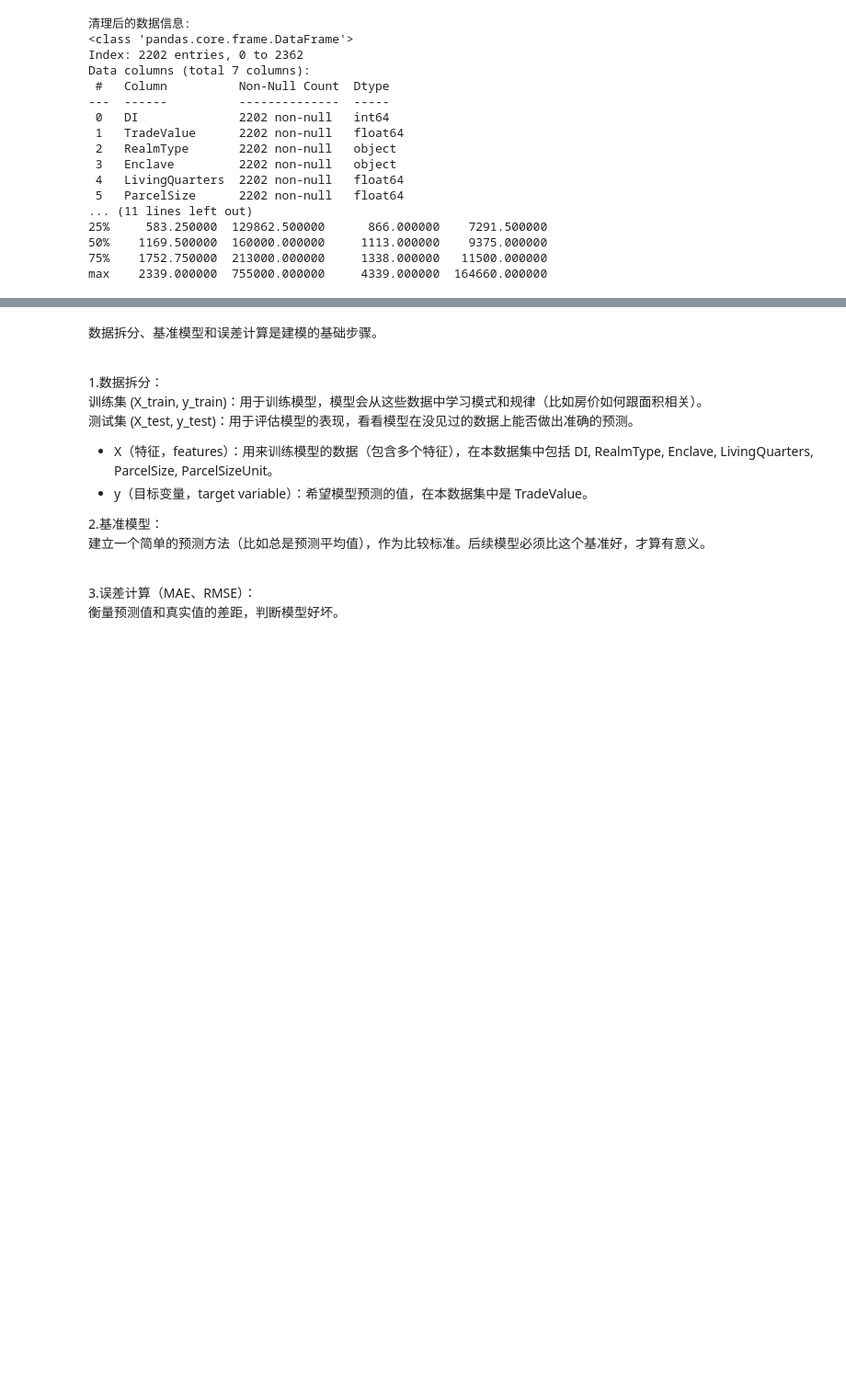
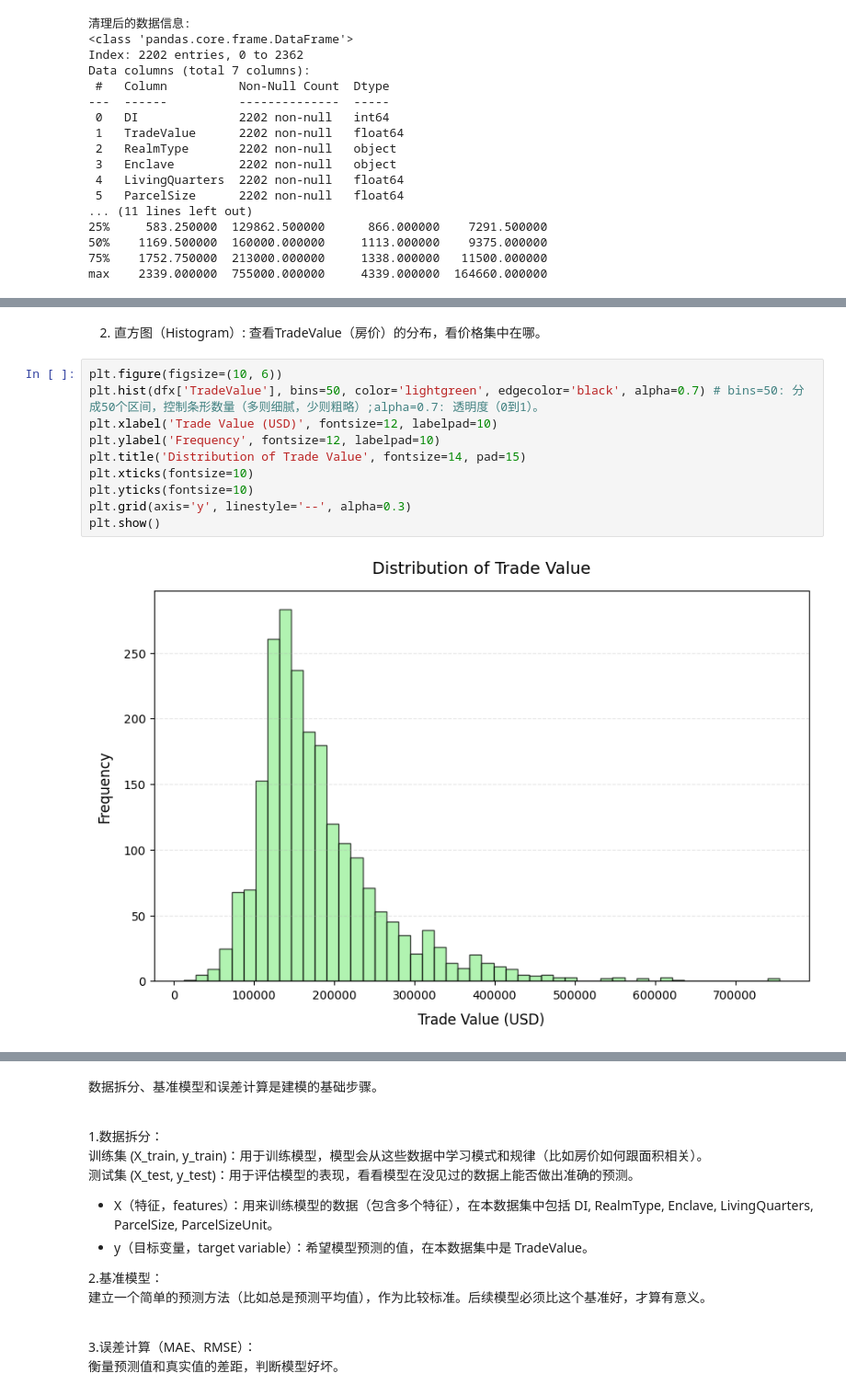
Before and after one commit to Teqden/python-datascience-notes, a Jupyter notebook: self-study/self-study.ipynb, the cells around one changed output, grey strips where cells are left out. Shown: that part at 92% size. Cells and saved outputs as stored; diff of their text form; blank space fills up the shorter version.

```diff
--- a/self-study/self-study.ipynb
+++ b/self-study/self-study.ipynb
@@ -331,0 +388,14 @@ max    2339.000000  755000.000000     4339.000000  164660.000000
+# %% [markdown]
+2. 直方图（Histogram）: 查看TradeValue（房价）的分布，看价格集中在哪。
+# %%
+plt.figure(figsize=(10, 6))
+plt.hist(dfx['TradeValue'], bins=50, color='lightgreen', edgecolor='black', alpha=0.7) # bins=50: 分成50个区间，控制条形数量（多则细腻，少则粗略）;alpha=0.7: 透明度（0到1）。
+plt.xlabel('Trade Value (USD)', fontsize=12, labelpad=10)
+plt.ylabel('Frequency', fontsize=12, labelpad=10)
+plt.title('Distribution of Trade Value', fontsize=14, pad=15)
+plt.xticks(fontsize=10)
+plt.yticks(fontsize=10)
+plt.grid(axis='y', linestyle='--', alpha=0.3)
+plt.show()
+# %% [output]
+[figure, added]
```
Also changed, not shown: parts of 14 cells of this notebook.
